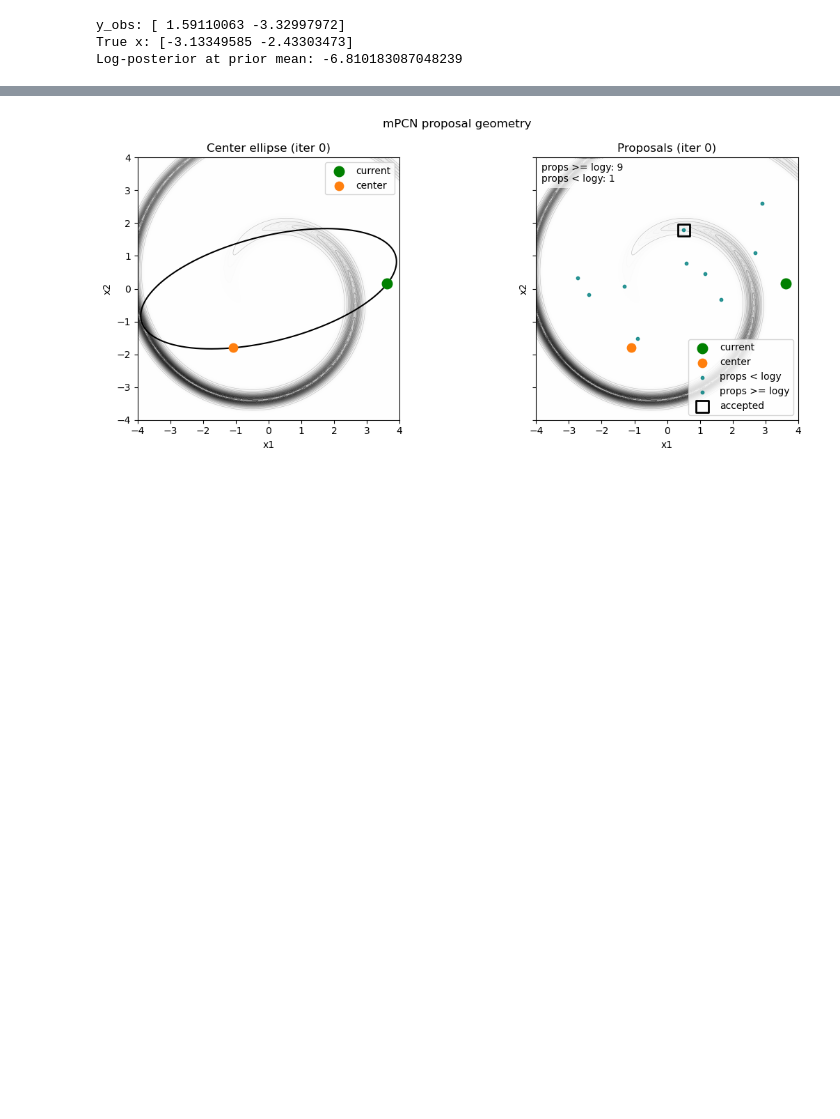
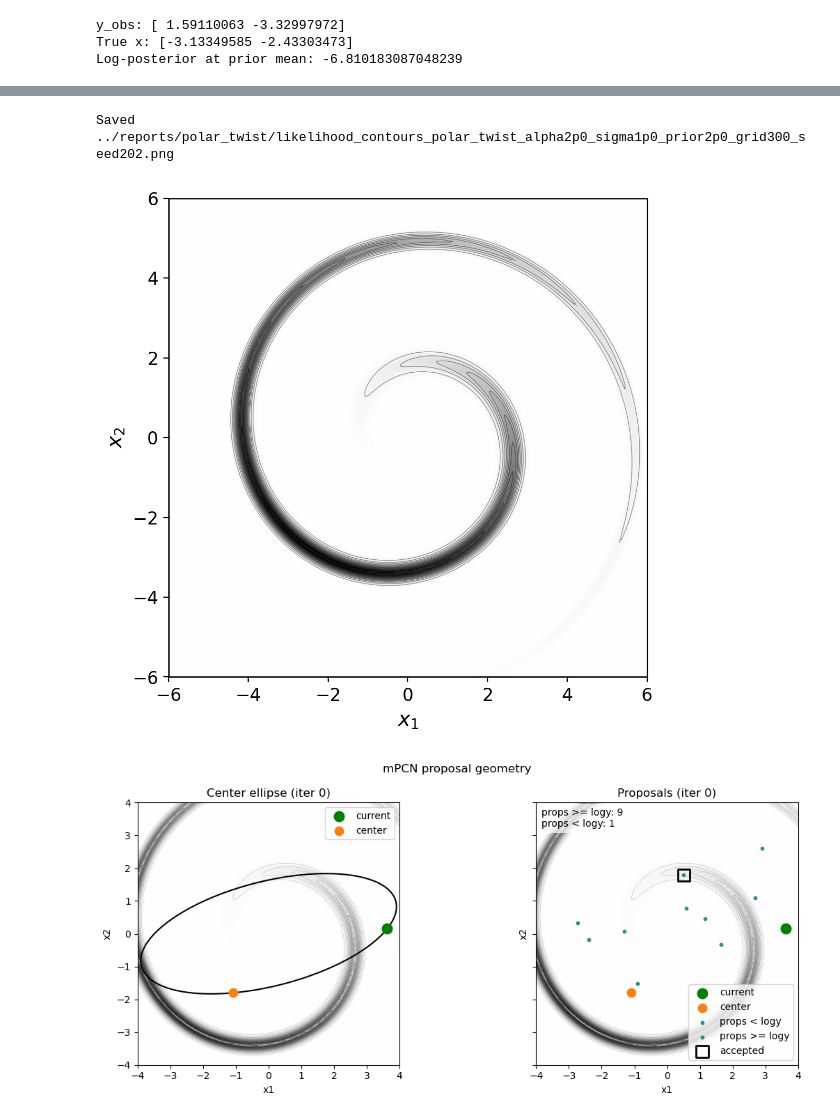
Before and after one commit to guillerminasenn/multiproposal-internal, a Jupyter notebook: notebooks/03_polar_twist_mpcn.ipynb, the cells around one changed output, grey strips where cells are left out. Cells and saved outputs as stored; diff of their text form; code cells hidden in the pictures; blank space fills up the shorter version.

```diff
--- a/notebooks/03_polar_twist_mpcn.ipynb
+++ b/notebooks/03_polar_twist_mpcn.ipynb
@@ -190,39 +190,42 @@ try:
     from figure_style import apply_pub_style
     apply_pub_style()
 except Exception:
     pass
 
-grid_min = -4.0
-grid_max = 4.0
+grid_min = -6.0
+grid_max = 6.0
 grid_n = 300
 grid = np.linspace(grid_min, grid_max, grid_n)
 X1, X2 = np.meshgrid(grid, grid)
 log_like = np.zeros_like(X1)
 for i in range(X1.shape[0]):
     for j in range(X1.shape[1]):
         x_grid = np.array([X1[i, j], X2[i, j]])
         log_like[i, j] = log_likelihood_polar_twist(x_grid, y_obs, sigma=sigma_noise, alpha=alpha)
 log_like -= log_like.max()
 like = np.exp(log_like)
 
 fig, ax = plt.subplots(1, 1, figsize=(6.5, 5.2), constrained_layout=True)
 levels_fill = 50
 levels_line = 14
-ax.contourf(X1, X2, like, levels=levels_fill, cmap="viridis", alpha=0.9)
+ax.contourf(X1, X2, like, levels=levels_fill, cmap="Grays", alpha=0.9)
 ax.contour(X1, X2, like, levels=levels_line, colors="black", linewidths=0.5, alpha=0.4)
 ax.set_aspect("equal", adjustable="box")
-ax.set_xlabel("x1")
-ax.set_ylabel("x2")
-ax.set_title("Polar twist likelihood contours")
+ax.set_xlabel(r"$x_1$")
+ax.set_ylabel(r"$x_2$")
+# ax.set_title("Polar twist likelihood contours")
 
 def _fmt(val):
     return str(val).replace(".", "p")
 
 config_tag = f"alpha{_fmt(alpha)}_sigma{_fmt(sigma_noise)}_prior{_fmt(prior_std)}_grid{grid_n}_seed{seed_mcmc}"
 fig_path = fig_dir / f"likelihood_contours_polar_twist_{config_tag}.png"
 fig.savefig(fig_path, bbox_inches="tight")
 print(f"Saved {fig_path}")
 plt.show()
+# %% [output]
+Saved ../reports/polar_twist/likelihood_contours_polar_twist_alpha2p0_sigma1p0_prior2p0_grid300_seed202.png
+[figure, added]
 # %%
 # Proposal illustrations for selected iterations (separate diagnostic run)
 plot_iters = [nr for nr in np.arange(0, 10000, 1000)]
```
Also changed, not shown: parts of 1 cell of this notebook, 7 other files.
